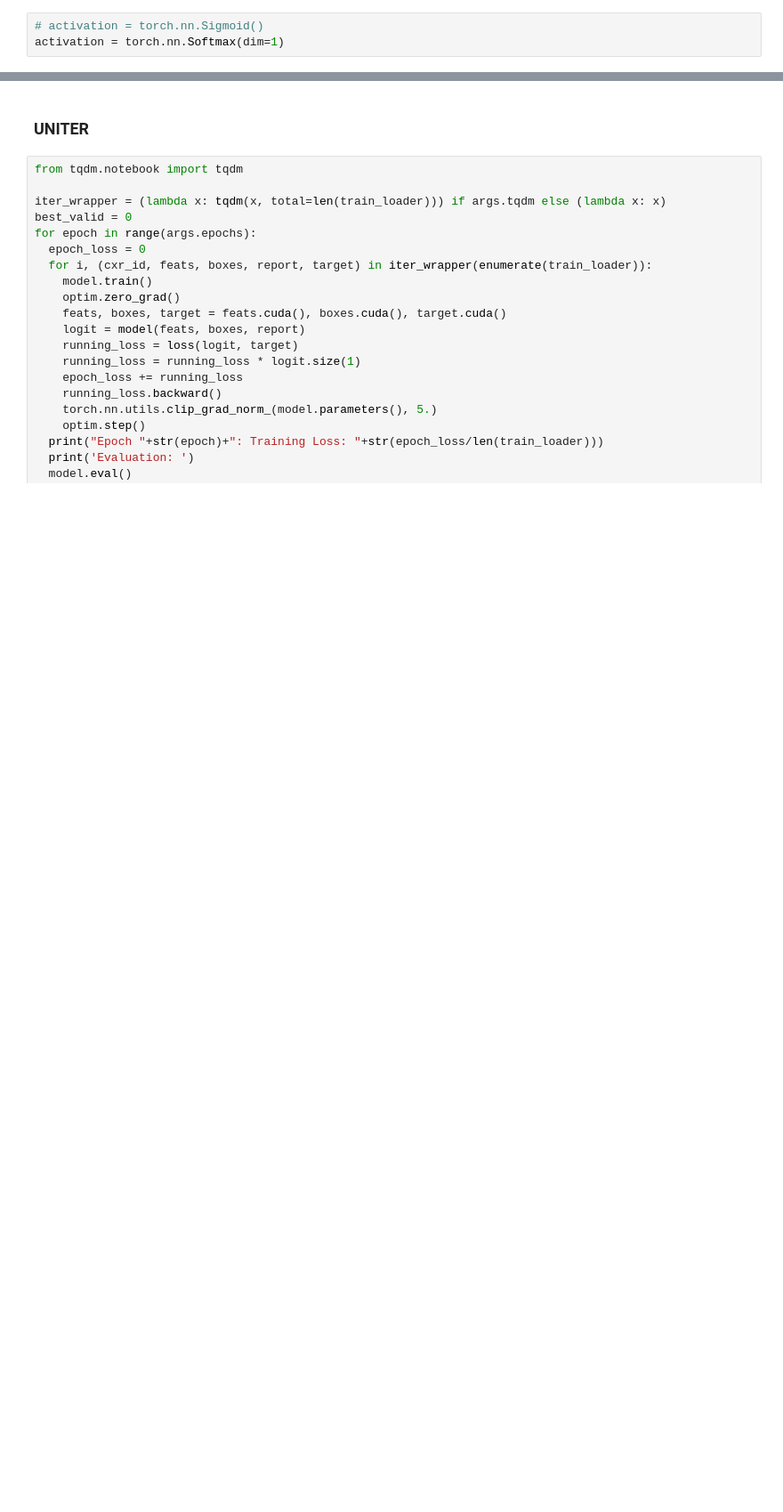
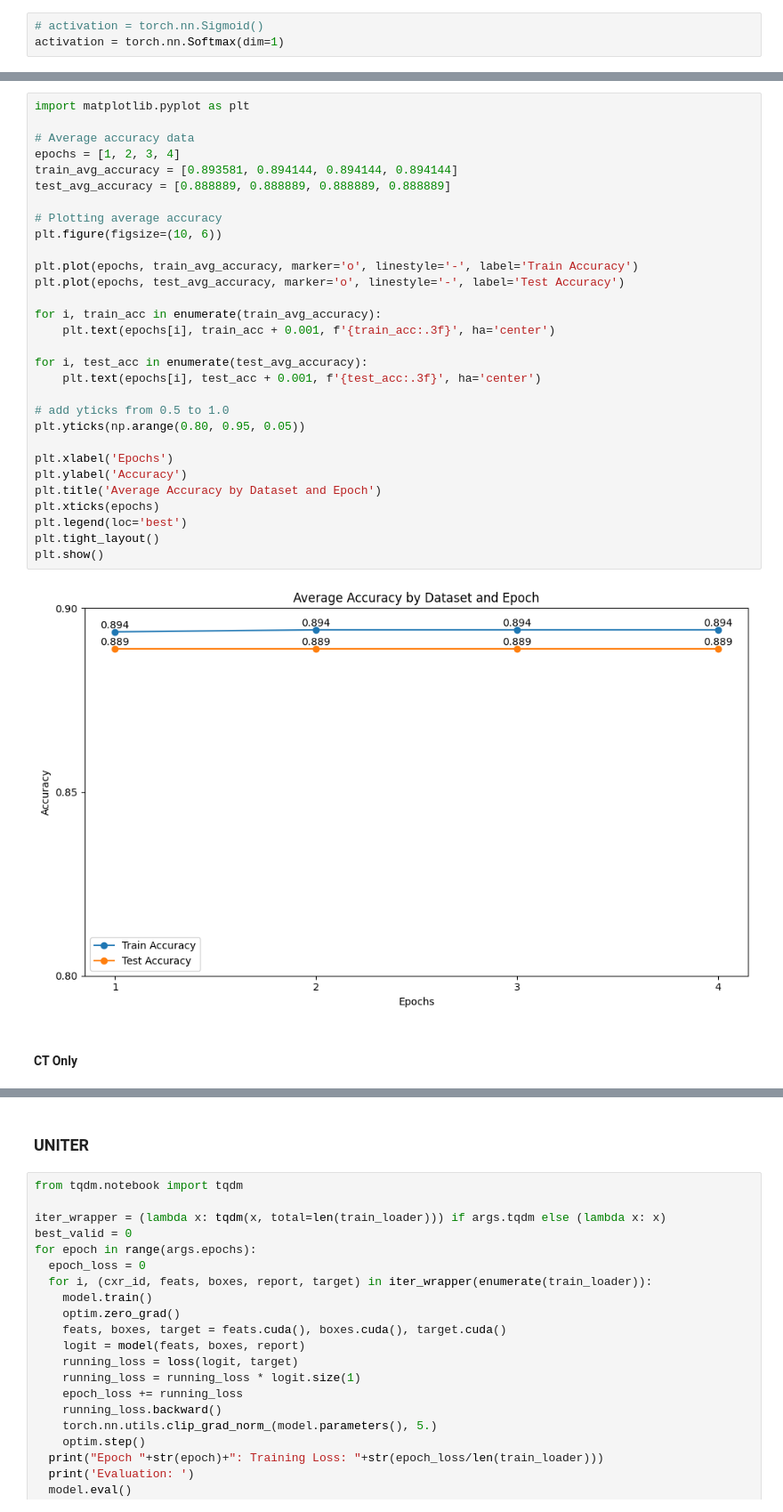
Before and after one commit to AndiAlifs/BERTHop, a Jupyter notebook: BERTHop.ipynb, the cells around one changed output, grey strips where cells are left out. Shown at 89% size. Drawn from its saved outputs; the diff is of its cells as text; blank space fills up the shorter version.

```diff
--- a/BERTHop.ipynb
+++ b/BERTHop.ipynb
@@ -779,0 +1020,34 @@ NameError: name 'optim' is not defined
+# %%
+import matplotlib.pyplot as plt
+
+# Average accuracy data
+epochs = [1, 2, 3, 4]
+train_avg_accuracy = [0.893581, 0.894144, 0.894144, 0.894144]
+test_avg_accuracy = [0.888889, 0.888889, 0.888889, 0.888889]
+
+# Plotting average accuracy
+plt.figure(figsize=(10, 6))
+
+plt.plot(epochs, train_avg_accuracy, marker='o', linestyle='-', label='Train Accuracy')
+plt.plot(epochs, test_avg_accuracy, marker='o', linestyle='-', label='Test Accuracy')
+
+for i, train_acc in enumerate(train_avg_accuracy):
+    plt.text(epochs[i], train_acc + 0.001, f'{train_acc:.3f}', ha='center')
+
+for i, test_acc in enumerate(test_avg_accuracy):
+    plt.text(epochs[i], test_acc + 0.001, f'{test_acc:.3f}', ha='center')
+
+# add yticks from 0.5 to 1.0
+plt.yticks(np.arange(0.80, 0.95, 0.05))
+
+plt.xlabel('Epochs')
+plt.ylabel('Accuracy')
+plt.title('Average Accuracy by Dataset and Epoch')
+plt.xticks(epochs)
+plt.legend(loc='best')
+plt.tight_layout()
+plt.show()
+# %% [output]
+[figure, added]
+# %% [markdown]
+#### CT Only
```
Also changed, not shown: parts of 36 cells of this notebook.
